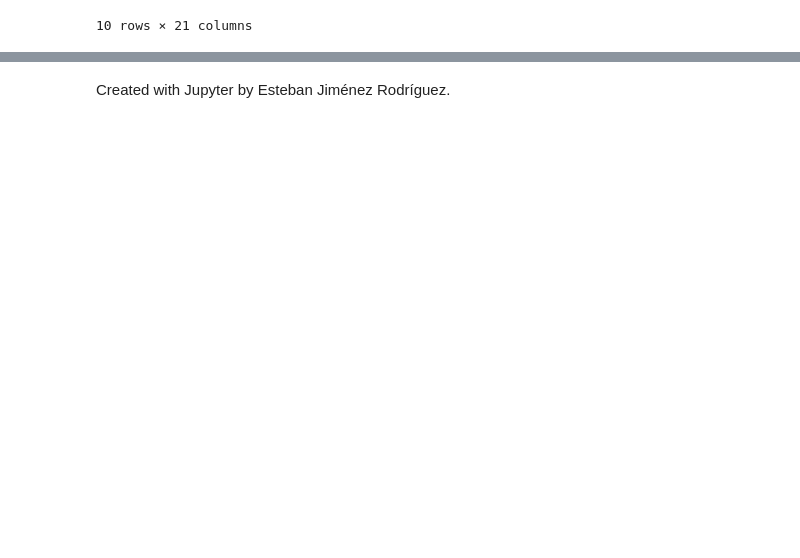
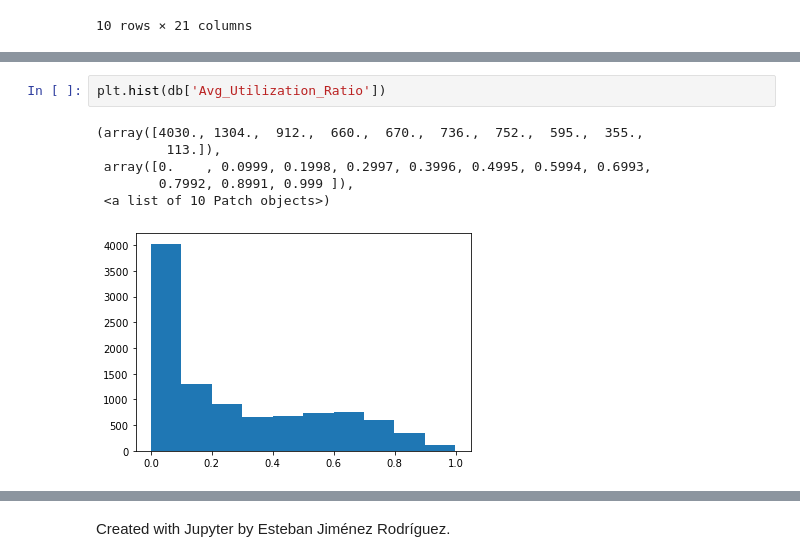
Before and after one commit to IvanArellanoRuelas/ProyectoModulo1_ArellanoI_LafargaI, a Jupyter notebook: ProyectoModulo1_ArellanoI_LafargaI.ipynb, the cells around one changed output, grey strips where cells are left out. Saved outputs shown, nothing was run; the diff lists cells and outputs as text; blank space fills up the shorter version.

```diff
--- a/ProyectoModulo1_ArellanoI_LafargaI.ipynb
+++ b/ProyectoModulo1_ArellanoI_LafargaI.ipynb
@@ -97,0 +105,9 @@ db.head(10)
+# %%
+plt.hist(db['Avg_Utilization_Ratio'])
+# %% [output]
+(array([4030., 1304.,  912.,  660.,  670.,  736.,  752.,  595.,  355.,
+         113.]),
+ array([0.    , 0.0999, 0.1998, 0.2997, 0.3996, 0.4995, 0.5994, 0.6993,
+        0.7992, 0.8991, 0.999 ]),
+ <a list of 10 Patch objects>)
+[figure, added]
```
Also changed, not shown: parts of 4 cells of this notebook.
